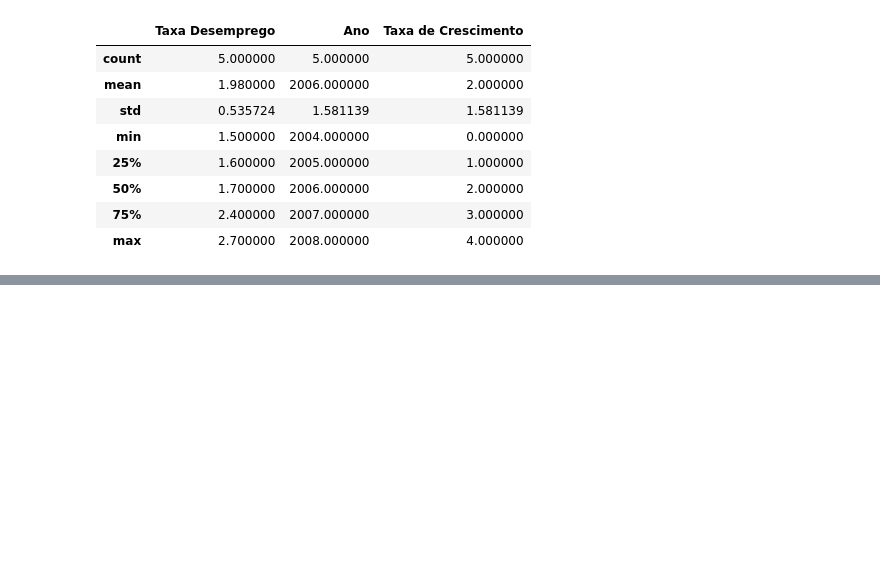
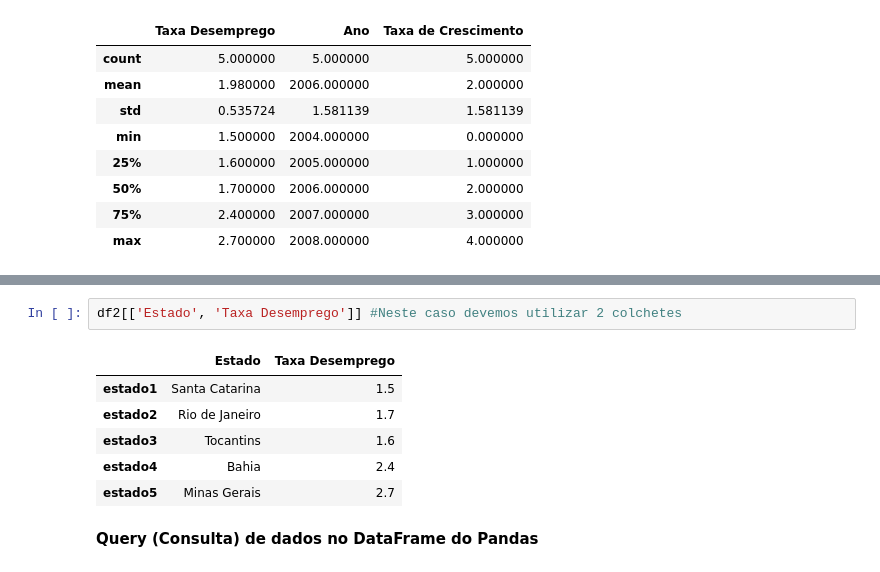
Before and after one commit to GGMmattos/Machine-Learning-And-Data-Science, a Jupyter notebook: Pandas.ipynb, the cells around one changed output, grey strips where cells are left out. Drawn from its saved outputs; the diff is of its cells as text; blank space fills up the shorter version.

```diff
--- a/Pandas.ipynb
+++ b/Pandas.ipynb
@@ -158,0 +184,11 @@ df2.describe()
+# %%
+df2[['Estado', 'Taxa Desemprego']] #Neste caso devemos utilizar 2 colchetes
+# %% [output]
+|  | Estado | Taxa Desemprego |
+| estado1 | Santa Catarina | 1.5 |
+| estado2 | Rio de Janeiro | 1.7 |
+| estado3 | Tocantins | 1.6 |
+| estado4 | Bahia | 2.4 |
+| estado5 | Minas Gerais | 2.7 |
+# %% [markdown]
+**Query (Consulta) de dados no DataFrame do Pandas**
```
Also changed, not shown: parts of 8 cells of this notebook.
